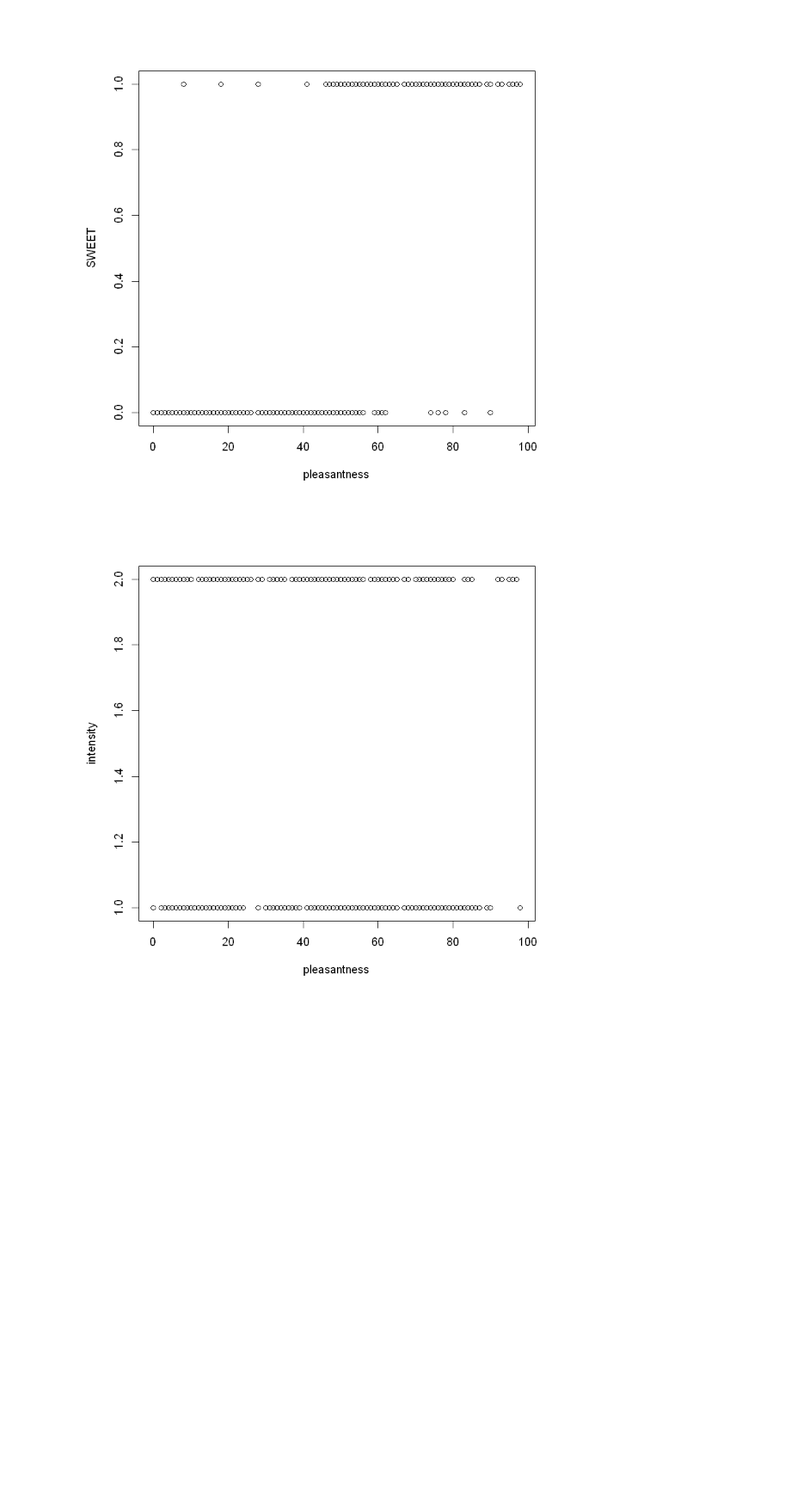
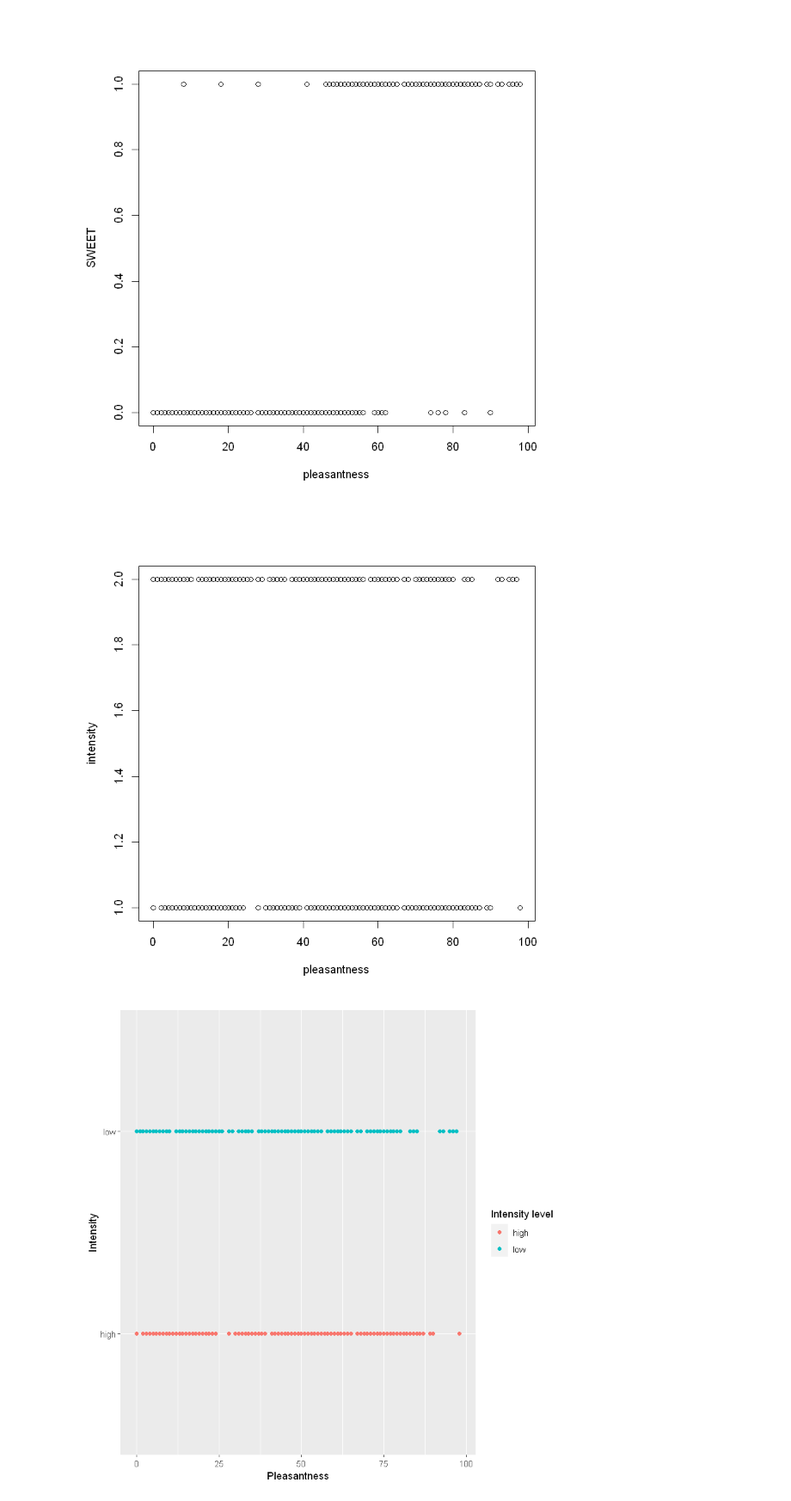
Before and after one commit to ghaeflig/Miniproject-Bio-322, a Jupyter notebook: src/Exploration.ipynb, the cells around one changed output. Shown at 86% size. Cells and saved outputs as stored; diff of their text form; code cells hidden in the pictures; blank space fills up the shorter version.

```diff
--- a/src/Exploration.ipynb
+++ b/src/Exploration.ipynb
@@ -152,10 +157,13 @@ plot(data$VALENCE.PLEASANTNESS,data$SWEETORSOUR,xlab="pleasantness", ylab="SWEET
 # %%
 #verify if there is a  possible clear link between intensity and pleasantness
 plot(data$VALENCE.PLEASANTNESS,as.factor(data$Intensity),xlab="pleasantness", ylab="intensity")
+library(ggplot2)
+ggplot(data, aes(x=VALENCE.PLEASANTNESS, y=as.factor(Intensity), color=as.factor(Intensity)))+geom_point()+labs(x="Pleasantness", y="Intensity",color="Intensity level")
 
 ##--> no clear link
 # %% [output]
 [figure]
+[figure, added]
 # %%
 #visualize pairwise interactions
 pairs(data[1:10])
```
Also changed, not shown: parts of 3 cells of this notebook, 2 other files.
